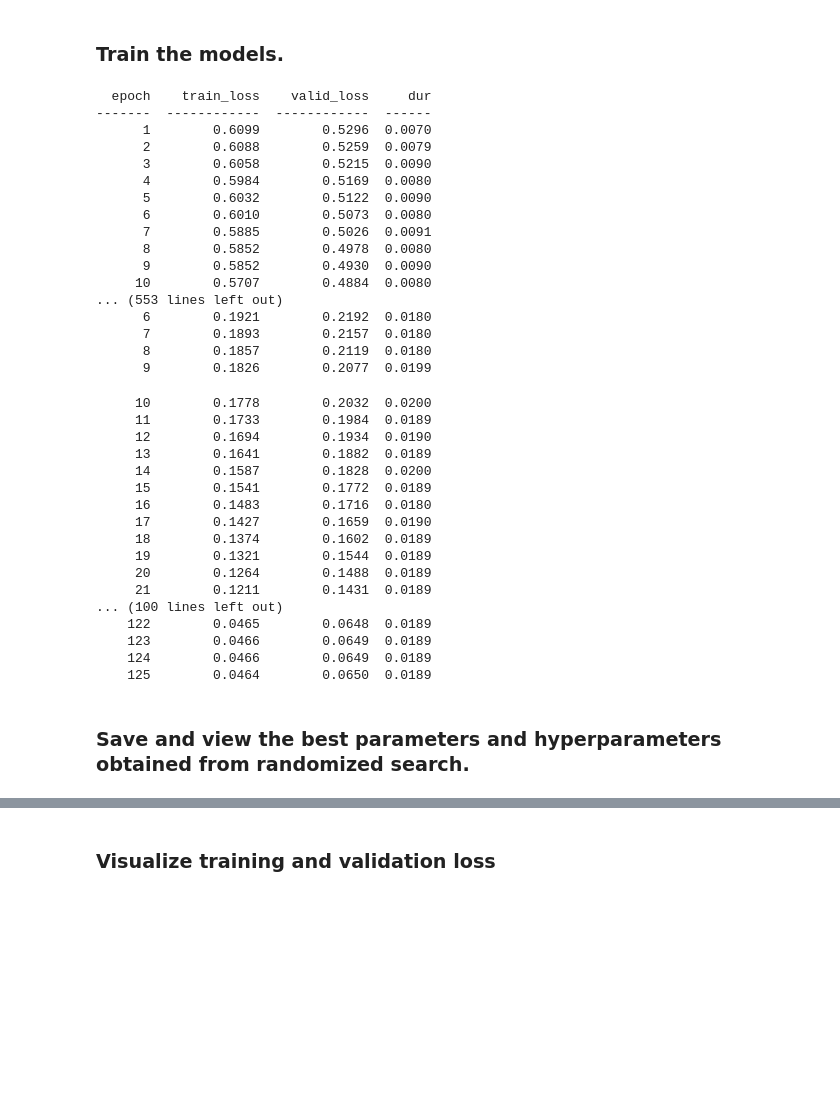
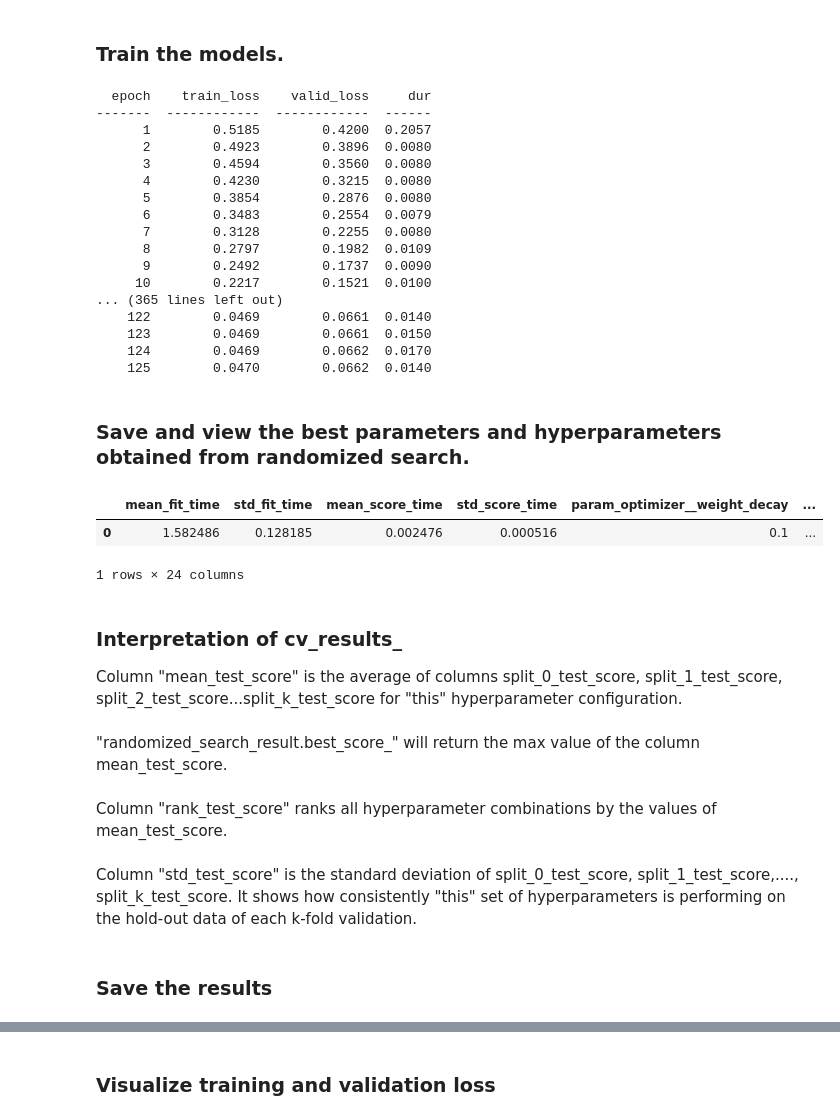
Before and after one commit to being-aerys/Regression_to_Predict_Alloy_Hardness, a Jupyter notebook: Source_Codes/Training_with_Hyperparameter_Tuning_using_Randomized_Search_and_kFold_CrossValidation.ipynb, the cells around one changed output, grey strips where cells are left out. Cells and saved outputs as stored; diff of their text form; code cells hidden in the pictures; blank space fills up the shorter version.

Commit message:
added custom randomized hyperparameter search and prediction uncertainty

```diff
--- a/Source_Codes/Training_with_Hyperparameter_Tuning_using_Randomized_Search_and_kFold_CrossValidation.ipynb
+++ b/Source_Codes/Training_with_Hyperparameter_Tuning_using_Randomized_Search_and_kFold_CrossValidation.ipynb
@@ -238,10 +238,11 @@ common_param_grid = {
 #### Create a Randomized Search Instance and pass the estimator, thehyperparameters' grid, the no of random samples to take from the grid, and the value of k for k-Fold cross-validation.
 # %%
 sgd_randomized_search = RandomizedSearchCV(estimator = skorch_regressor,
-                                          scoring = "neg_mean_squared_error",
+                                          scoring = "neg_mean_squared_error", #negative since the scorer tries to maximize this
                                           param_distributions = common_param_grid,
-                                          n_iter = 150,  #no of random samples to take from the grid
-                                          cv = 10,
+                                          n_iter = 1, #350,  #no of random samples to take from the grid
+                                          cv = 2, #20,
+                                          return_train_score = True # produce metrics on the train set as well
                                           )
 
 #skorch_regressor.get_params().keys()
@@ -256,38 +257,39 @@ randomized_search_result = sgd_randomized_search.fit(X_training.values, Y_traini
 # %% [output]
   epoch    train_loss    valid_loss     dur
 -------  ------------  ------------  ------
-      1        0.6099        0.5296  0.0070
-      2        0.6088        0.5259  0.0079
-      3        0.6058        0.5215  0.0090
-      4        0.5984        0.5169  0.0080
-      5        0.6032        0.5122  0.0090
-      6        0.6010        0.5073  0.0080
-      7        0.5885        0.5026  0.0091
-      8        0.5852        0.4978  0.0080
-      9        0.5852        0.4930  0.0090
-     10        0.5707        0.4884  0.0080
-... (553 lines left out)
-      6        0.1921        0.2192  0.0180
-      7        0.1893        0.2157  0.0180
-      8        0.1857        0.2119  0.0180
-      9        0.1826        0.2077  0.0199
+      1        0.5185        0.4200  0.2057
+      2        0.4923        0.3896  0.0080
+      3        0.4594        0.3560  0.0080
+      4        0.4230        0.3215  0.0080
+      5        0.3854        0.2876  0.0080
+      6        0.3483        0.2554  0.0079
+      7        0.3128        0.2255  0.0080
+      8        0.2797        0.1982  0.0109
+      9        0.2492        0.1737  0.0090
+     10        0.2217        0.1521  0.0100
+... (365 lines left out)
+    122        0.0469        0.0661  0.0140
+    123        0.0469        0.0661  0.0150
+    124        0.0469        0.0662  0.0170
+    125        0.0470        0.0662  0.0140
-     10        0.1778        0.2032  0.0200
-     11        0.1733        0.1984  0.0189
-     12        0.1694        0.1934  0.0190
-     13        0.1641        0.1882  0.0189
-     14        0.1587        0.1828  0.0200
-     15        0.1541        0.1772  0.0189
-     16        0.1483        0.1716  0.0180
-     17        0.1427        0.1659  0.0190
-     18        0.1374        0.1602  0.0189
-     19        0.1321        0.1544  0.0189
-     20        0.1264        0.1488  0.0189
-     21        0.1211        0.1431  0.0189
-... (100 lines left out)
-    122        0.0465        0.0648  0.0189
-    123        0.0466        0.0649  0.0189
-    124        0.0466        0.0649  0.0189
-    125        0.0464        0.0650  0.0189
 # %% [markdown]
 ### Save and view the best parameters and hyperparameters obtained from randomized search.
+# %%
+# Import the parameter combinations and the corresponding results into a pandas dataframe
+pd.DataFrame(randomized_search_result.cv_results_)
+
+#Each row of this dataframe gives one combination of the hyperparameters used and the corresponding performance of the
+#estimator used.
+# %% [output]
+|  | mean_fit_time | std_fit_time | mean_score_time | std_score_time | param_optimizer__weight_decay | ... |
+| 0 | 1.582486 | 0.128185 | 0.002476 | 0.000516 | 0.1 | ... |
+1 rows × 24 columns
+# %% [markdown]
+### Interpretation of cv_results_
+Column "mean_test_score" is the average of columns split_0_test_score, split_1_test_score, split_2_test_score...split_k_test_score for "this" hyperparameter configuration.<br><br>
+"randomized_search_result.best_score_" will return the max value of the column mean_test_score.<br><br>
+Column "rank_test_score" ranks all hyperparameter combinations by the values of mean_test_score.<br><br>
+Column "std_test_score" is the standard deviation of split_0_test_score, split_1_test_score,...., split_k_test_score. It shows how consistently "this" set of hyperparameters is performing on the hold-out data of each k-fold validation.
+# %% [markdown]
+### Save the results
 # %%
```
Also changed, not shown: parts of 10 cells of this notebook, 2 other files.
